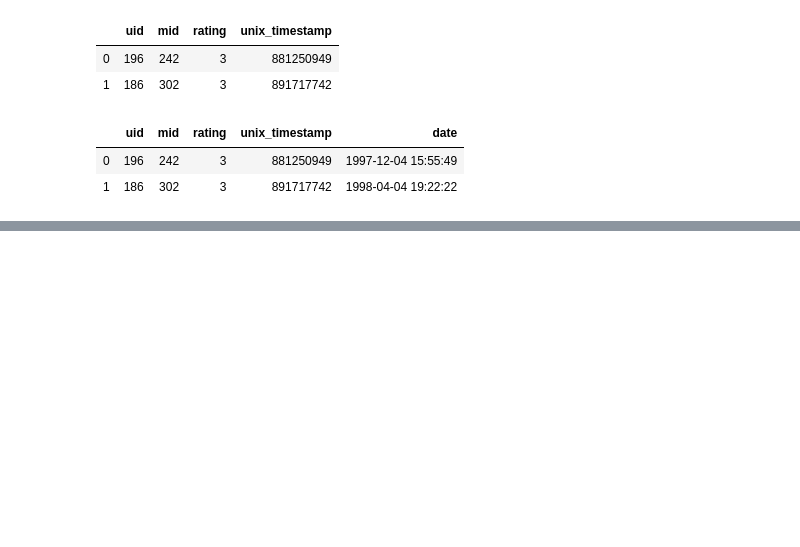
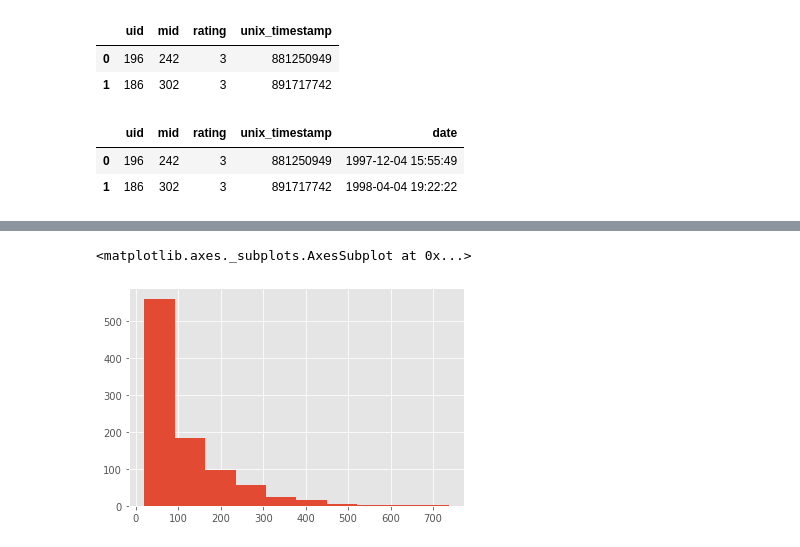
Before and after one commit to cr2w59/ML-study, a Jupyter notebook: ml/notebook/6. 지도학습의 회귀 분석 손실함수_평균제곱근오차사용하여 평가.ipynb, the cells around one changed output, grey strips where cells are left out. Drawn from its saved outputs; the diff is of its cells as text; code cells hidden in the pictures; blank space fills up the shorter version.

```diff
--- a/ml/notebook/6. 지도학습의 회귀 분석 손실함수_평균제곱근오차사용하여 평가.ipynb
+++ b/ml/notebook/6. 지도학습의 회귀 분석 손실함수_평균제곱근오차사용하여 평가.ipynb
@@ -63,0 +58,3 @@ ratings.head(2)
+# %%
+movies_ratings = pd.merge(movies, ratings, on='mid')
+movies_ratings.shape
@@ -63,0 +63,3 @@ ratings.head(2)
+# %%
+movies_lens = pd.merge(movies_ratings, users)
+movies_lens.head(2)
@@ -63,0 +173,8 @@ ratings.head(2)
+# %%
+plt.style.use('ggplot')
+movies_lens.groupby('uid').size().sort_values(ascending=False).hist()
+# 빈도가 점점 낮아짐: 롱테일분포
+# '지프의 법칙'을 따른 굴곡 모양
+# %% [output]
+<matplotlib.axes._subplots.AxesSubplot at 0x...>
+[figure, added]
```
Also changed, not shown: parts of 47 cells of this notebook, 1 other file.
